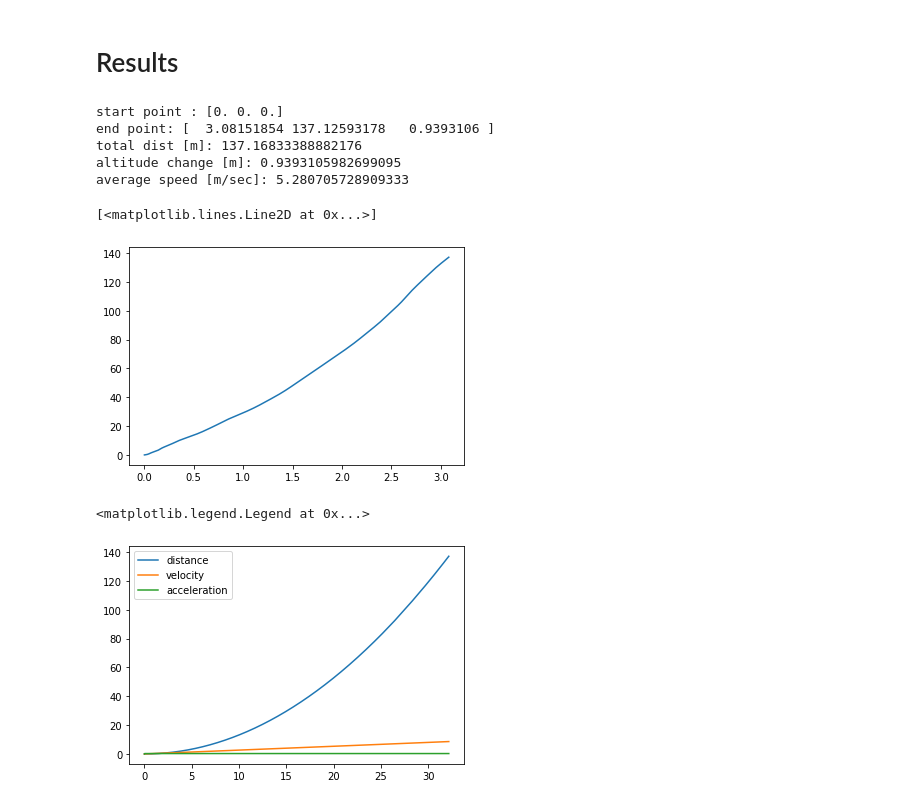
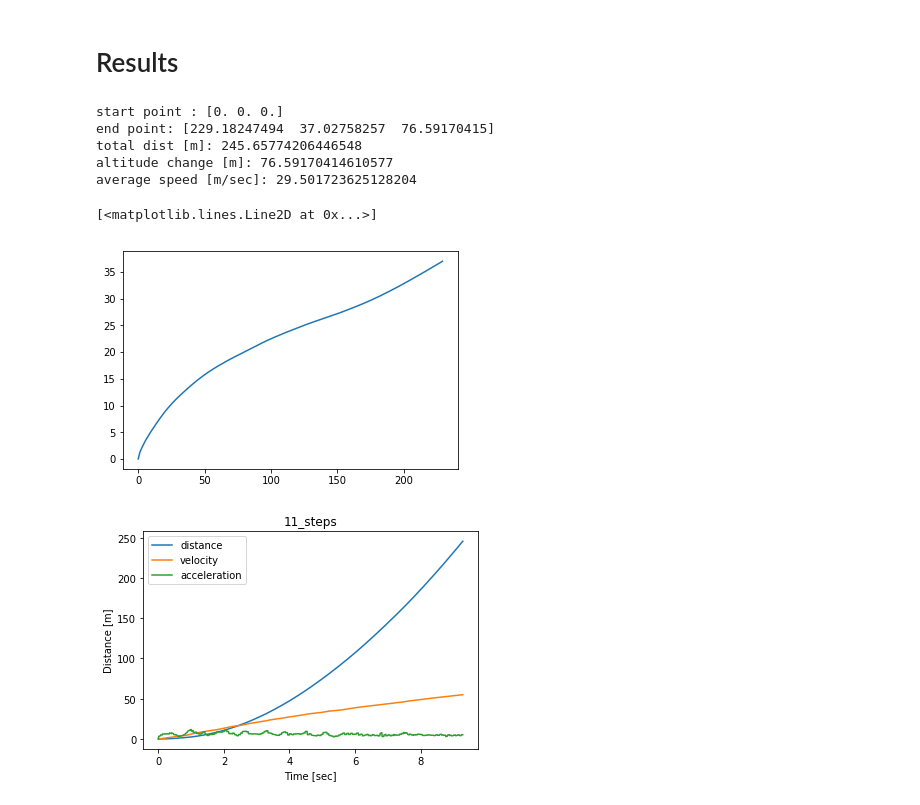
Before and after one commit to orenltr/Inertial-Navigation, a Jupyter notebook: Navigation_Eq.ipynb, the cells around one changed output. Drawn from its saved outputs; the diff is of its cells as text; code cells hidden in the pictures.

```diff
--- a/Navigation_Eq.ipynb
+++ b/Navigation_Eq.ipynb
@@ -73,7 +73,8 @@ print(Zup.iloc[:,2].mean())
 # %%
 # read data
 # ins = pd.read_csv(r'data\11Steps_AndroSensor.csv', skiprows=1, names=fields)
-ins = pd.read_csv(r'data\calibration\X\1.csv', skiprows=1, names=fields)
+# ins = pd.read_csv(r'data\calibration\X\1.csv', skiprows=1, names=fields)
+ins = pd.read_csv(r'data\11Steps_AndroSensor.csv', skiprows=1, names=fields)
 # ins.columns = ['ax','ay','az','gx','gy','gz','time','date']
 ins.head()
 # %% [output]
@@ -295,23 +313,25 @@ print('altitude change [m]:', deltaH)
 print('average speed [m/sec]:', np.average(Velocity_size))
 # %% [output]
 start point : [0. 0. 0.]
-end point: [  3.08151854 137.12593178   0.9393106 ]
-total dist [m]: 137.16833388882176
-altitude change [m]: 0.9393105982699095
-average speed [m/sec]: 5.280705728909333
+end point: [229.18247494  37.02758257  76.59170415]
+total dist [m]: 245.65774206446548
+altitude change [m]: 76.59170414610577
+average speed [m/sec]: 29.501723625128204
 # %%
 plt.figure()
 plt.plot(Pose[:,0],Pose[:,1])
 # %% [output]
 [<matplotlib.lines.Line2D at 0x...>]
-[figure, old version]
+[figure, new version]
 # %%
 plt.figure()
 plt.plot(acc_1['time'],dist)
 plt.plot(acc_1['time'],Velocity_size)
 plt.plot(acc_1['time'],Acceleration_size)
-
+plt.ylabel('Distance [m]')
+plt.xlabel('Time [sec]')
+plt.title('11_steps')
 plt.legend(['distance','velocity','acceleration'])
+plt.savefig('11_steps')
 # %% [output]
-<matplotlib.legend.Legend at 0x...>
-[figure, old version]
+[figure, new version]
```
Also changed, not shown: parts of 9 cells of this notebook, 1 other file.
